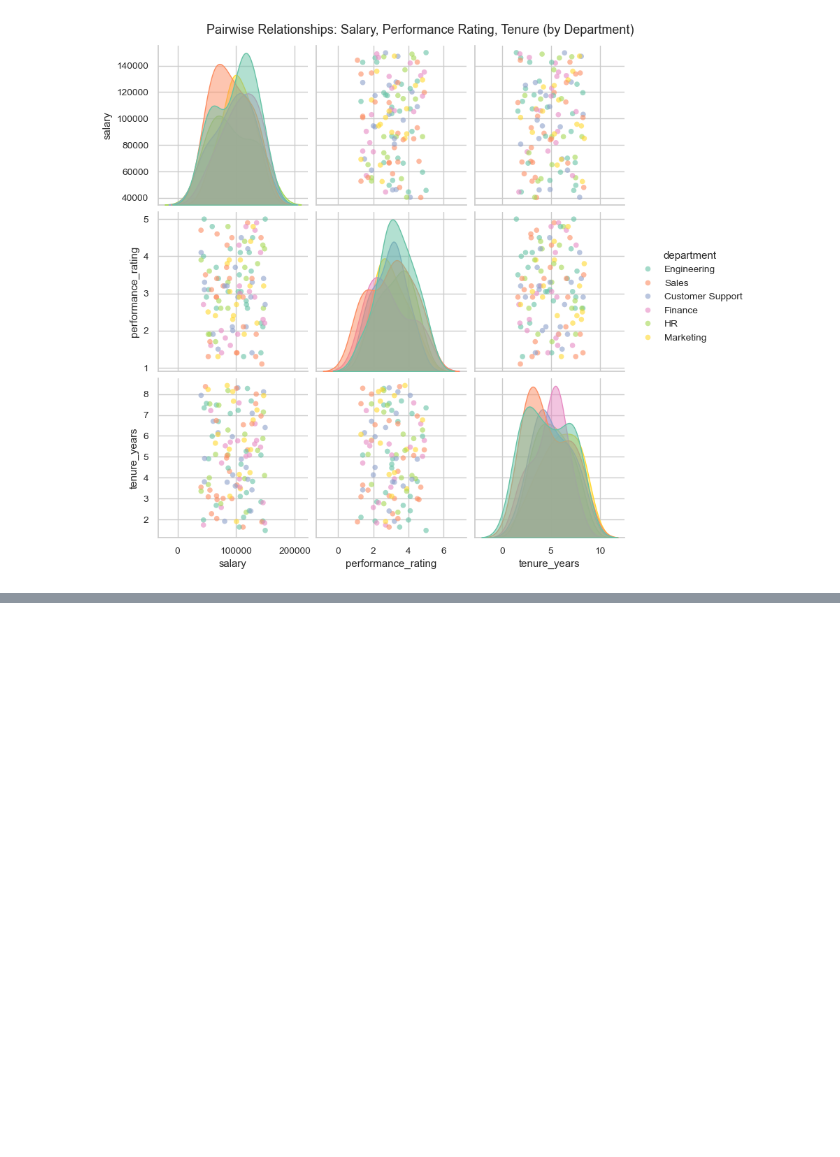
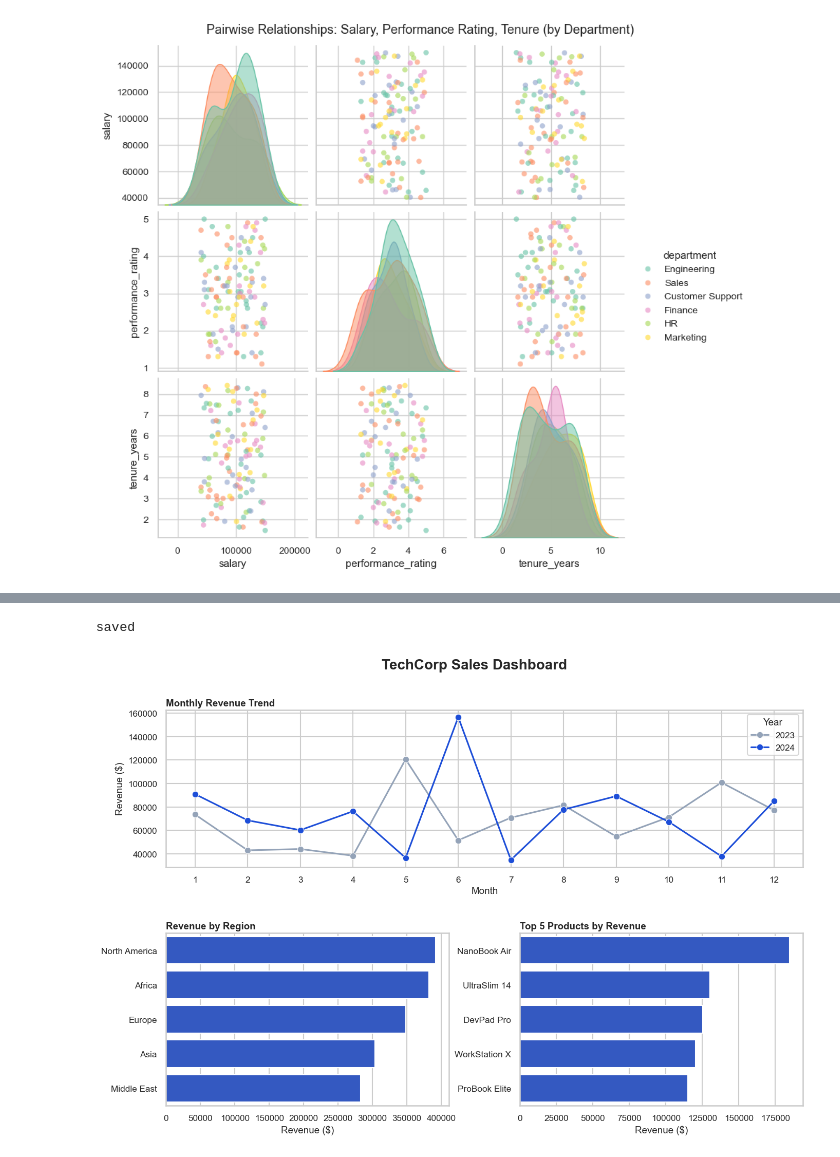
Before and after one commit to FarhanKhan1/DA_project, a Jupyter notebook: seaborn_guidline.ipynb, the cells around one changed output, grey strips where cells are left out. Drawn from its saved outputs; the diff is of its cells as text; code cells hidden in the pictures; blank space fills up the shorter version.

```diff
--- a/seaborn_guidline.ipynb
+++ b/seaborn_guidline.ipynb
@@ -936,0 +967,53 @@ plt.show()
+# %%
+import pandas as pd
+import seaborn as sns
+import matplotlib.pyplot as plt
+import matplotlib.gridspec as gridspec
+
+# --- Load data ---
+sales = pd.read_excel("TechCorp_Cleaned.xlsx", sheet_name="Sales")
+products = pd.read_excel("TechCorp_Cleaned.xlsx", sheet_name="Products")
+
+sns.set_theme(style="whitegrid")
+sns.set_context("talk", font_scale=0.75)
+
+fig = plt.figure(figsize=(16, 10))
+gs = gridspec.GridSpec(2, 2, height_ratios=[1, 1.1], hspace=0.4, wspace=0.25)
+
+# --- Panel 1: Revenue trend (top, full width) ---
+ax1 = fig.add_subplot(gs[0, :])
+monthly = (sales.groupby(["sale_year", "sale_month"])["total_revenue"]
+           .sum().reset_index())
+monthly["label"] = monthly["sale_month"].astype(str) + "-" + monthly["sale_year"].astype(str)
+sns.lineplot(data=monthly, x="sale_month", y="total_revenue", hue="sale_year",
+             marker="o", palette={2023: "#94a3b8", 2024: "#1d4ed8"}, ax=ax1)
+ax1.set_title("Monthly Revenue Trend", loc="left", fontweight="bold")
+ax1.set_xlabel("Month")
+ax1.set_ylabel("Revenue ($)")
+ax1.set_xticks(range(1, 13))
+ax1.legend(title="Year")
+
+# --- Panel 2: Regional breakdown (bottom left) ---
+ax2 = fig.add_subplot(gs[1, 0])
+region_rev = sales.groupby("region")["total_revenue"].sum().sort_values(ascending=False)
+sns.barplot(x=region_rev.values, y=region_rev.index, color="#1d4ed8", ax=ax2)
+ax2.set_title("Revenue by Region", loc="left", fontweight="bold")
+ax2.set_xlabel("Revenue ($)")
+ax2.set_ylabel("")
+
+# --- Panel 3: Top products (bottom right) ---
+ax3 = fig.add_subplot(gs[1, 1])
+merged = sales.merge(products[["product_id", "product_name"]], on="product_id")
+top_products = (merged.groupby("product_name")["total_revenue"]
+                 .sum().sort_values(ascending=False).head(5))
+sns.barplot(x=top_products.values, y=top_products.index, color="#1d4ed8", ax=ax3)
+ax3.set_title("Top 5 Products by Revenue", loc="left", fontweight="bold")
+ax3.set_xlabel("Revenue ($)")
+ax3.set_ylabel("")
+
+fig.suptitle("TechCorp Sales Dashboard", fontsize=20, fontweight="bold", y=0.98)
+# plt.savefig("sales_dashboard.png", dpi=200, bbox_inches="tight")
+print("saved")
+# %% [output]
+saved
+[figure, added]
```
Also changed, not shown: parts of 2 cells of this notebook.
